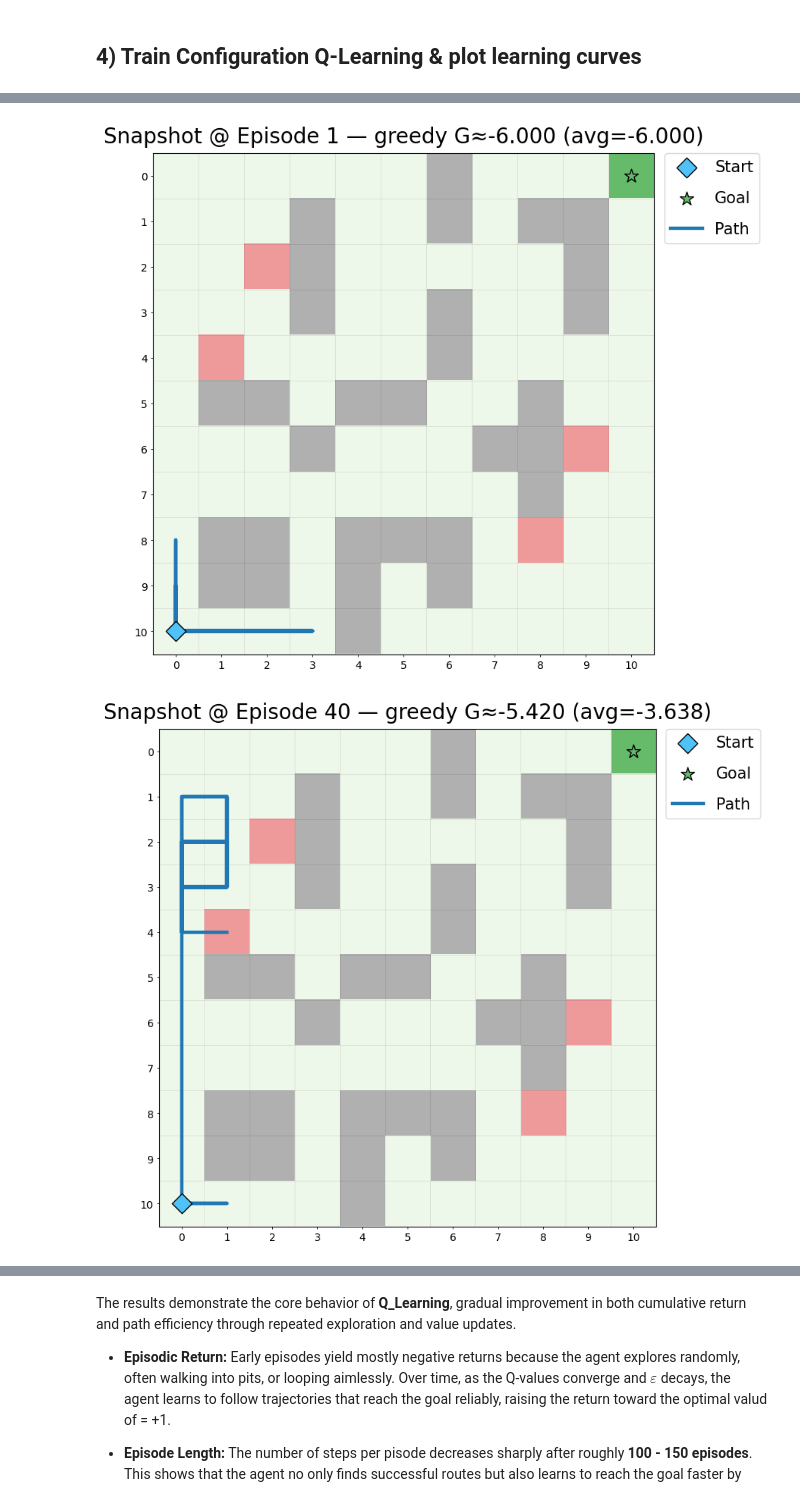
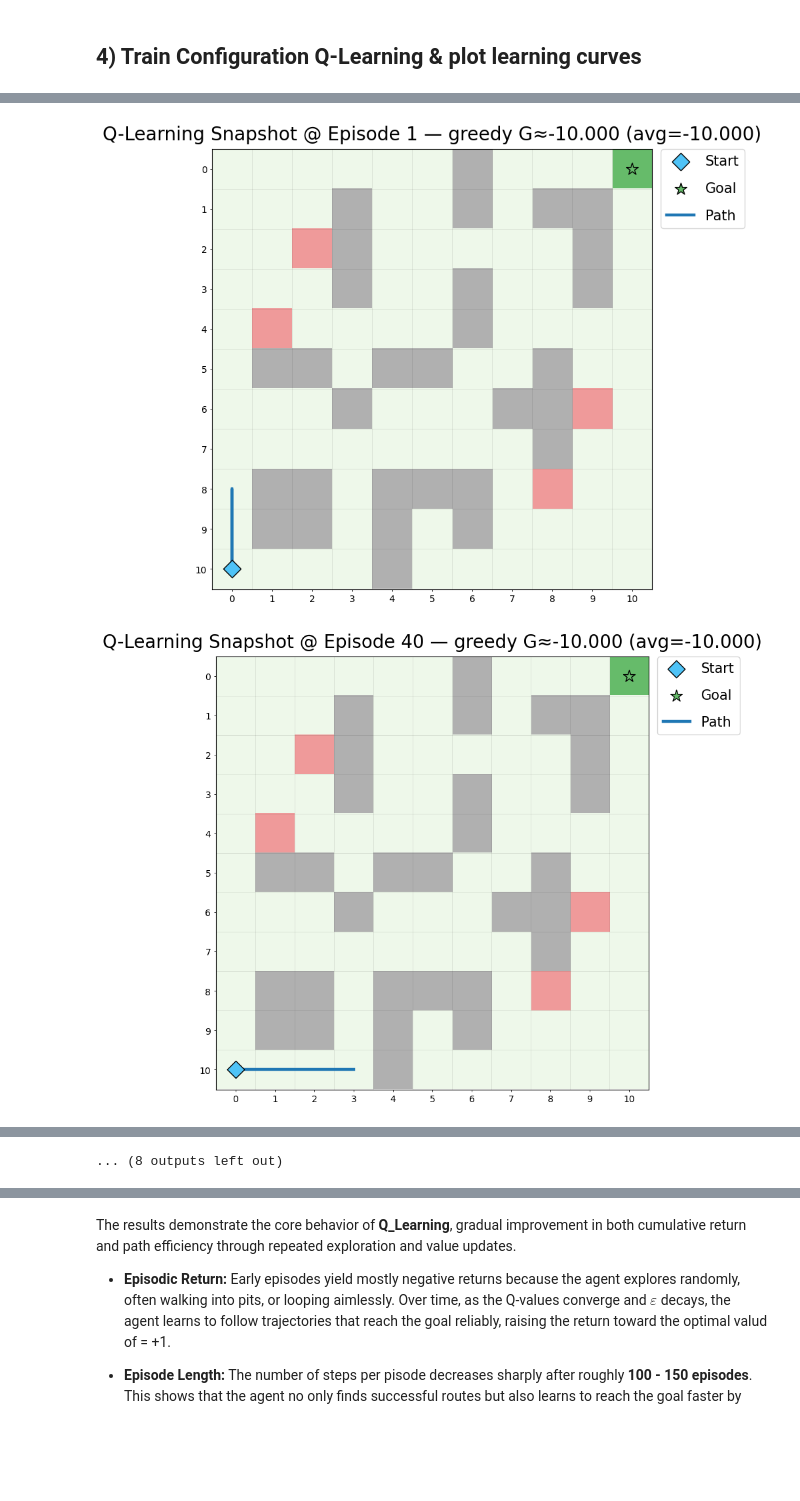
Before and after one commit to fcampoverdeg/reinforcement_learning, a Jupyter notebook: notebooks/01_q_learning.ipynb, the cells around one changed output, grey strips where cells are left out. Drawn from its saved outputs; the diff is of its cells as text; code cells hidden in the pictures; blank space fills up the shorter version.

```diff
--- a/notebooks/01_q_learning.ipynb
+++ b/notebooks/01_q_learning.ipynb
@@ -209,14 +209,21 @@ class LogConfig:
 # %% [markdown]
 ## 4) Train Configuration Q-Learning & plot learning curves
 # %%
+# Same constants as other models
 cfg = TrainConfig(
-    episodes=300, max_steps=600,
-    alpha=0.15, gamma=0.99,
-    eps_start=1.0, eps_end=0.05, eps_decay_steps=8_000,
-    seed=3, q_init=0.0
+    episodes=750,
+    max_steps=1000,
+    alpha=0.10,
+    gamma=0.99,
+    eps_start=1.0,
+    eps_end=0.05,
+    eps_decay_steps=10_000,
+    seed=42,
+    q_init=0.0
 )
+
 logcfg = LogConfig(snapshot_every=40, eval_episodes=5, seed=7)
 
-Q, logs = q_learning_with_logs(env, cfg, logcfg)
-print("Training done.")
+Q, logs = q_learning_train_with_logs(env, cfg, logcfg)
+print(f"{GREEN}Q_Learning Training complete.{RESET}")
 # %% [output]
@@ -244,22 +256,20 @@ This gives you **several images** across training showing the agent getting bett
 # %%
-def idx_traj_to_rc_path(env, traj_idx):
-    return [idx_to_rc(env, s) for s in traj_idx]
-
+# Snapshots
 for snap in logs["snapshots"]:
     ep = snap["episode"]
     Q_snap = snap["Q"]
     avg_ret = snap["avg_return"]
 
     # Run one greedy episode from this snapshot
     G_snap, traj_idx = run_greedy_episode(env, Q_snap, max_steps=cfg.max_steps)
     path_rc = idx_traj_to_rc_path(env, traj_idx)
 
     env.reset()
     env.render(
         path=path_rc,
         show_agent=False,
-        title=f"Snapshot @ Episode {ep} — greedy G≈{G_snap:.3f} (avg={avg_ret:.3f})"
+        title=f"Q-Learning Snapshot @ Episode {ep} — greedy G≈{G_snap:.3f} (avg={avg_ret:.3f})"
     )
 # %% [output]
-[figure, old version]
+[figure, new version]
-[figure, old version]
+[figure, new version]
@@ -273 +286,2 @@ for snap in logs["snapshots"]:
+... (8 outputs left out)
 # %% [markdown]
```
Also changed, not shown: parts of 10 cells of this notebook.
